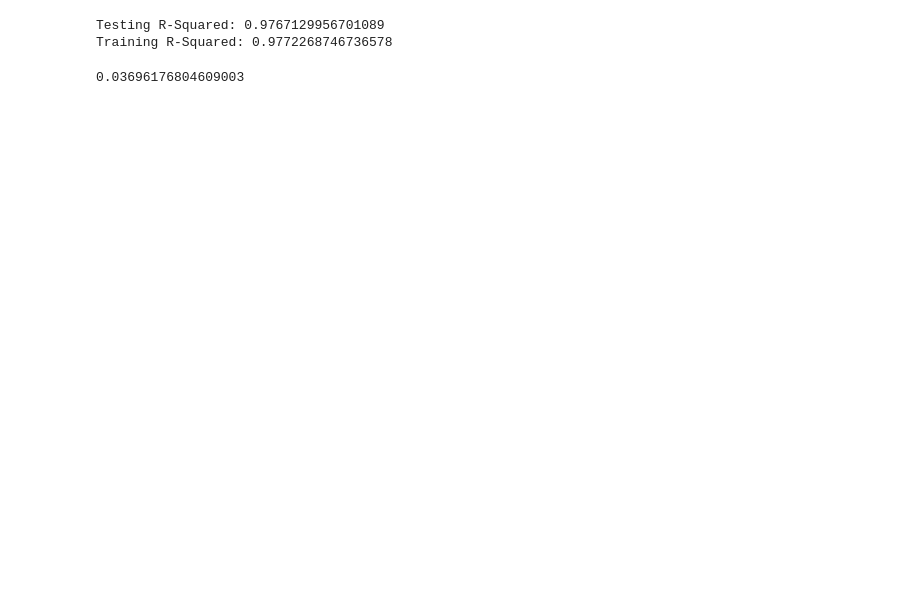
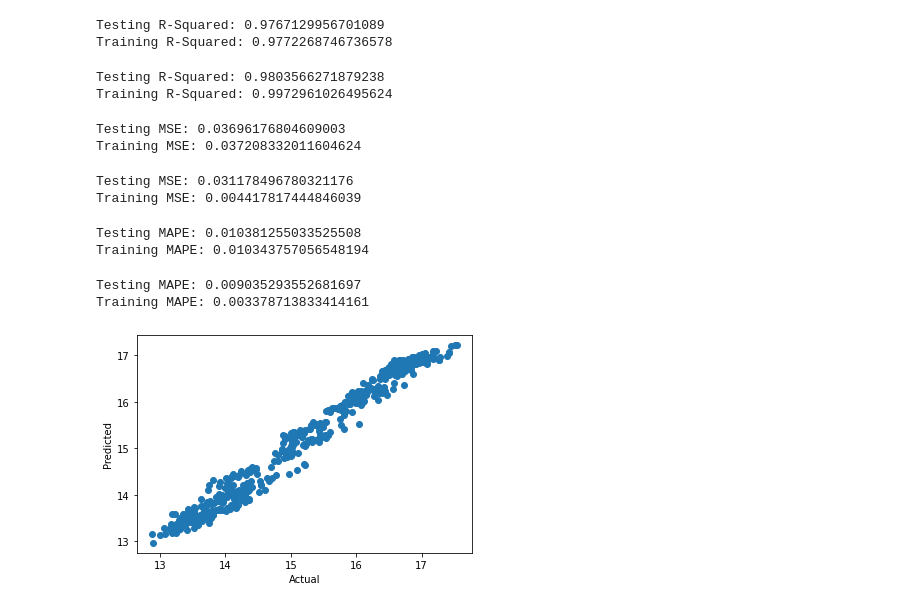
Before and after one commit to ACookOSU522/Capstone_Project, a Jupyter notebook: new_machine_model.ipynb, the cells around one changed output. Drawn from its saved outputs; the diff is of its cells as text; code cells hidden in the pictures; blank space fills up the shorter version.

Commit message:
Added regression plots

```diff
--- a/new_machine_model.ipynb
+++ b/new_machine_model.ipynb
@@ -19,7 +20,7 @@ engine = create_engine(f"postgresql://postgres:{password}@localhost:5432/capston
 #create a connection
 connection = engine.connect()
 # Load Data
-temp_df = pd.read_sql("SELECT * from globaltemperatures", connection)
+temp_df = pd.read_sql("SELECT * from global_temp", connection)
 temp_df
 # %% [output]
 |  | dt | landaveragetemperature | landaveragetemperatureuncertainty | landmaxtemperature | landmaxtemperatureuncertainty | ... |
@@ -169,9 +170,49 @@ print("Training R-Squared:",r2_score(y_train,lm.predict(X_train)))
 # %% [output]
 Testing R-Squared: 0.9767129956701089
 Training R-Squared: 0.9772268746736578
+# %%
+# Testing R-Squared for Random Forest Regressor
+print("Testing R-Squared:",r2_score(y_test, model.predict(X_test)))
+print("Training R-Squared:",r2_score(y_train,model.predict(X_train)))
+# %% [output]
+Testing R-Squared: 0.9803566271879238
+Training R-Squared: 0.9972961026495624
 # %%
 # Testing mean-squared error
 from sklearn.metrics import mean_squared_error
-mean_squared_error(y_test,y_pred)
+print("Testing MSE:",mean_squared_error(y_test,y_pred))
+print("Training MSE:",mean_squared_error(y_train,lm.predict(X_train)))
 # %% [output]
-0.03696176804609003
+Testing MSE: 0.03696176804609003
+Training MSE: 0.037208332011604624
+# %%
+# Testing mean-squared error for Random Forest Regressor
+from sklearn.metrics import mean_squared_error
+print("Testing MSE:",mean_squared_error(y_test,model.predict(X_test)))
+print("Training MSE:",mean_squared_error(y_train,model.predict(X_train)))
+# %% [output]
+Testing MSE: 0.031178496780321176
+Training MSE: 0.004417817444846039
+# %%
+# Testing MAPE
+from sklearn.metrics import mean_absolute_percentage_error
+print("Testing MAPE:", mean_absolute_percentage_error(y_test,y_pred))
+print("Training MAPE:", mean_absolute_percentage_error(y_train,lm.predict(X_train)))
+# %% [output]
+Testing MAPE: 0.010381255033525508
+Training MAPE: 0.010343757056548194
+# %%
+# Testing MAPE for Random Forest Regressor
+print("Testing MAPE:", mean_absolute_percentage_error(y_test,model.predict(X_test)))
+print("Training MAPE:", mean_absolute_percentage_error(y_train,model.predict(X_train)))
+# %% [output]
+Testing MAPE: 0.009035293552681697
+Training MAPE: 0.003378713833414161
+# %%
+# Plotting our results
+plt.scatter(y_test,y_pred);
+plt.xlabel('Actual');
+plt.ylabel('Predicted');
+plt.show()
+# %% [output]
+[figure, added]
```
Also changed, not shown: parts of 6 cells of this notebook.
